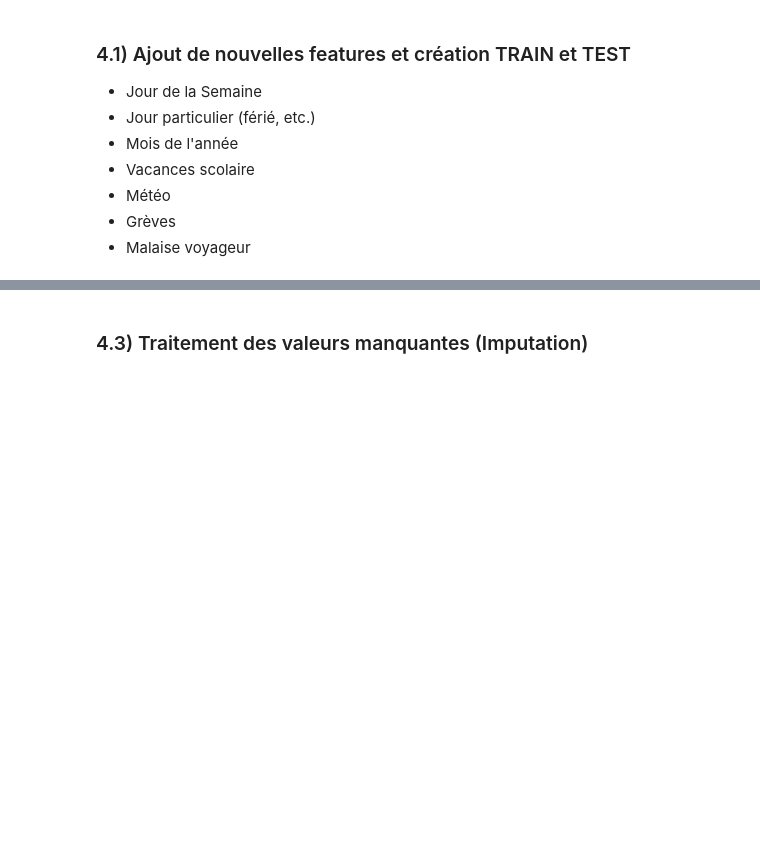
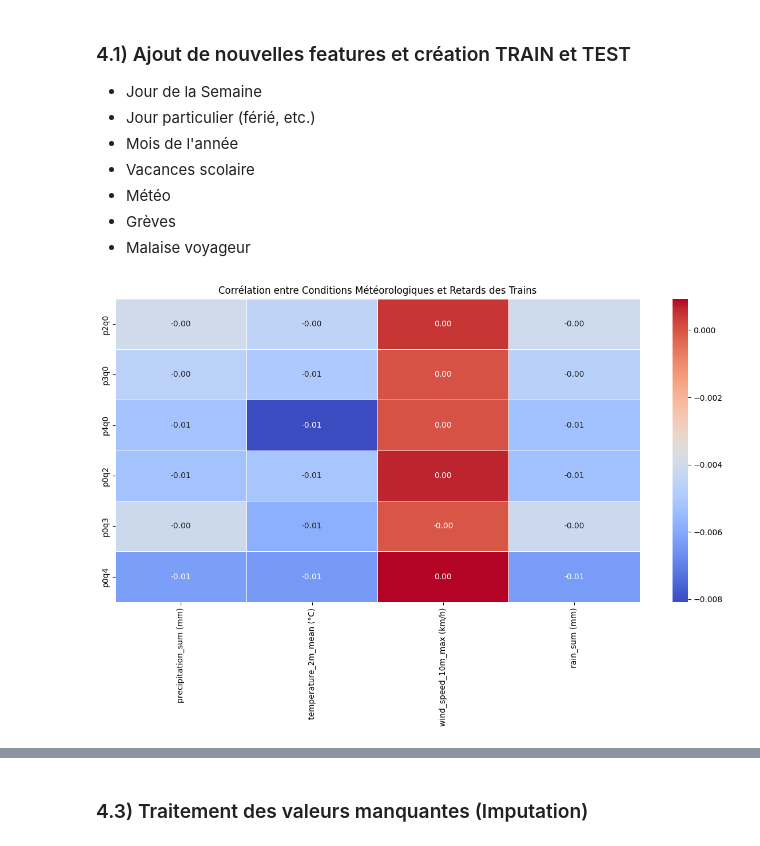
Before and after one commit to lincecile/Projet_Machine_Learning, a Jupyter notebook: Projet_v2.ipynb, the cells around one changed output, grey strips where cells are left out. Cells and saved outputs as stored; diff of their text form; code cells hidden in the pictures; blank space fills up the shorter version.

Commit message:
ajout feature meteo

```diff
--- a/Projet_v2.ipynb
+++ b/Projet_v2.ipynb
@@ -423,3 +425,29 @@ p0q4
 - Météo
 - Grèves
 - Malaise voyageur
+# %%
+meteo_df = pd.read_csv("data/open-meteo.csv")
+meteo_df['date'] = pd.to_datetime(meteo_df['time'], format="%d/%m/%Y")
+meteo_df = meteo_df.drop('time', axis=1)
+
+# Variables météo à analyser
+meteo_cols = ['precipitation_sum (mm)', 'temperature_2m_mean (°C)',
+              'wind_speed_10m_max (km/h)', 'rain_sum (mm)']
+
+cols_retards = ['p2q0', 'p3q0', 'p4q0', 'p0q2', 'p0q3', 'p0q4']
+
+merged_df = pd.merge(x_train, meteo_df, on="date", how="left")
+
+df_correl = merged_df[cols_retards + meteo_cols]
+
+correlation_matrix = df_correl.corr()
+
+corr_retards_meteo = correlation_matrix.loc[cols_retards, meteo_cols]
+
+plt.figure(figsize=(12, 8))
+sns.heatmap(corr_retards_meteo, annot=True, cmap='coolwarm', fmt='.2f', linewidths=0.5)
+plt.title('Corrélation entre Conditions Météorologiques et Retards des Trains')
+plt.tight_layout()
+plt.show()
+# %% [output]
+[figure, added]
```
Also changed, not shown: parts of 6 cells of this notebook, 1 other file.
